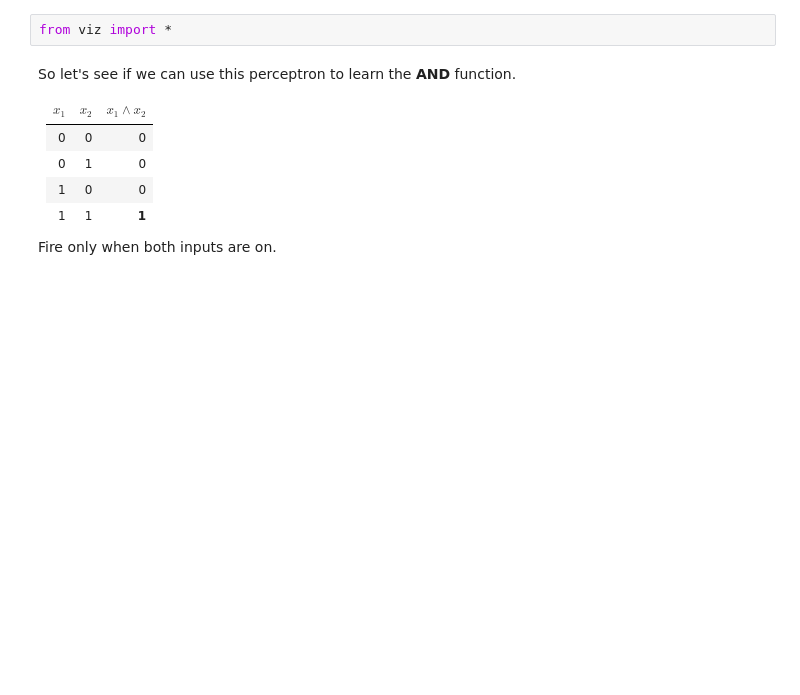
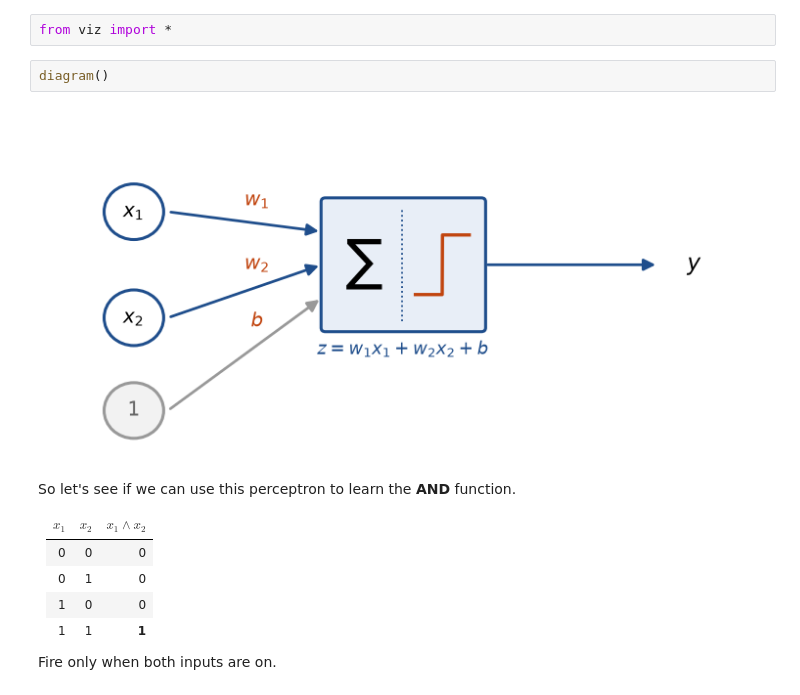
Before and after one commit to John-Anthony-Heaney/graft, a Jupyter notebook: Book.ipynb, the cells around one changed output. Saved outputs shown, nothing was run; the diff lists cells and outputs as text; blank space fills up the shorter version.

Commit message:
diagram(): anatomy of one neuron
Co-Authored-By: Claude Opus 5 <noreply@anthropic.com>

```diff
--- a/Book.ipynb
+++ b/Book.ipynb
@@ -7,6 +7,10 @@ $$z = \sum_i w_i x_i + b \qquad y = \begin{cases} 1 & z > 0 \\ 0 & \text{otherwi
 A weighted sum, then a threshold. Nothing else.
 # %%
 from viz import *
+# %%
+diagram()
+# %% [output]
+[figure, added]
 # %% [markdown]
 So let's see if we can use this perceptron to learn the **AND** function.
 
```
Also changed, not shown: 1 other file.
